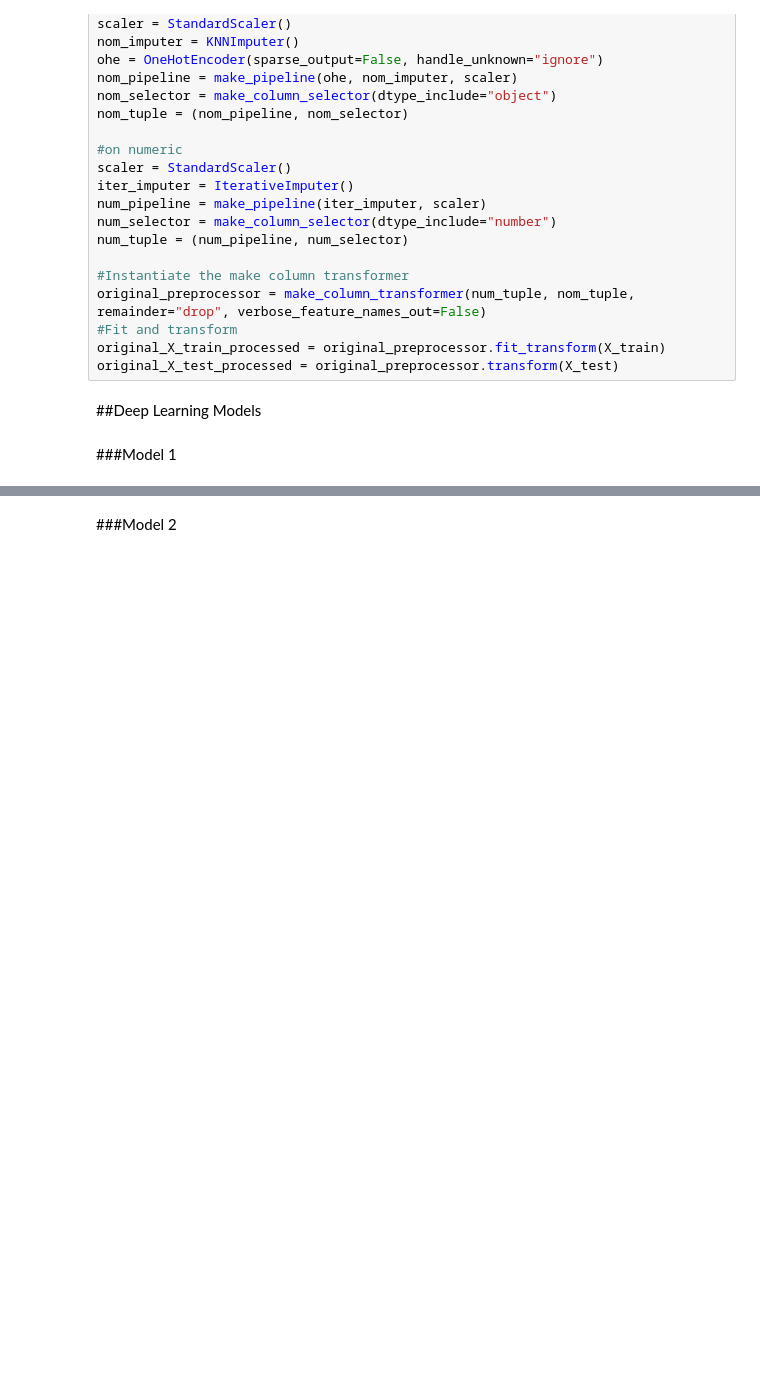
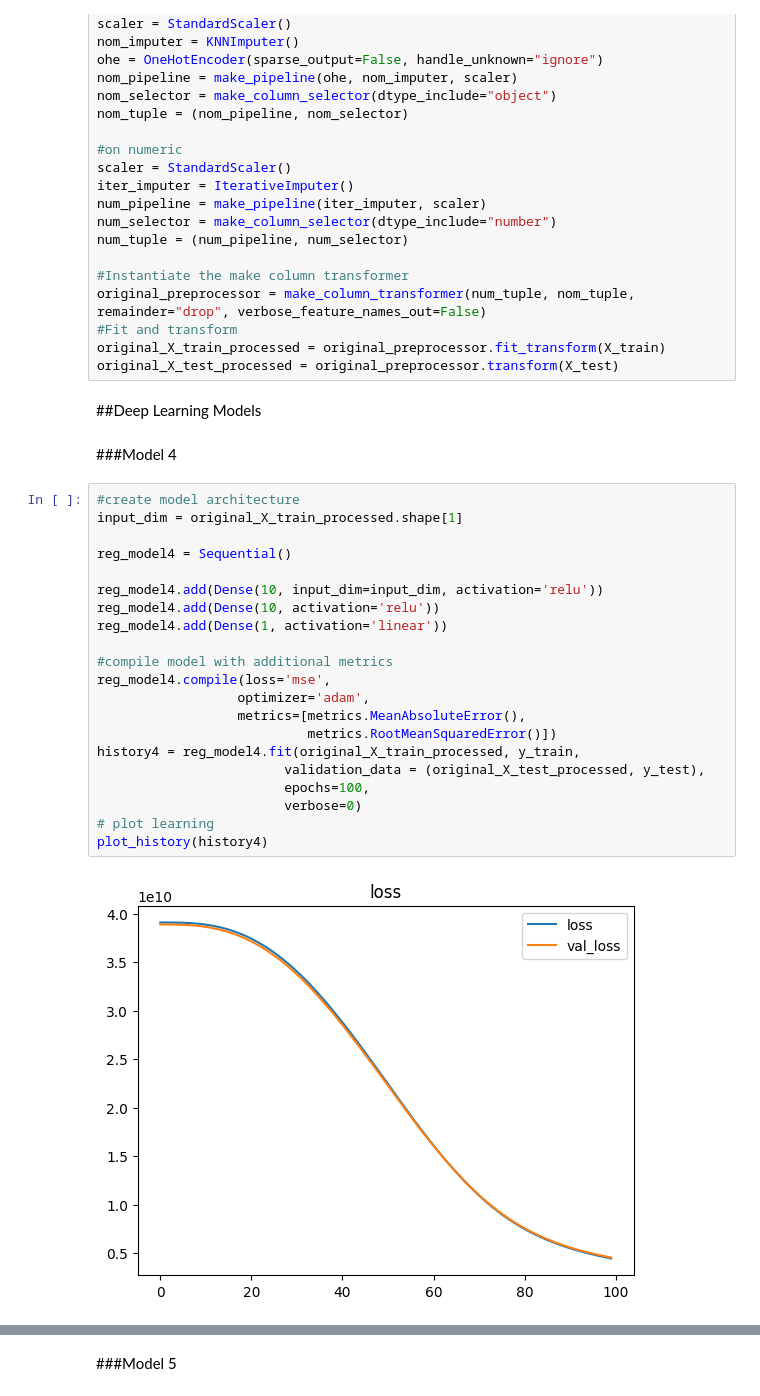
Before and after one commit to hawkeyedatatsai/Neural-Network-Kaggle-Challenge, a Jupyter notebook: 8_Neural_Network_Kaggle_Exercise_(Core).ipynb, the cells around one changed output, grey strips where cells are left out. Cells and saved outputs as stored; diff of their text form; blank space fills up the shorter version.

```diff
--- a/8_Neural_Network_Kaggle_Exercise_(Core).ipynb
+++ b/8_Neural_Network_Kaggle_Exercise_(Core).ipynb
@@ -494,4 +495,27 @@ original_X_test_processed = original_preprocessor.transform(X_test)
 # %% [markdown]
 ##Deep Learning Models
 # %% [markdown]
-###Model 1
+###Model 4
+# %%
+#create model architecture
+input_dim = original_X_train_processed.shape[1]
+
+reg_model4 = Sequential()
+
+reg_model4.add(Dense(10, input_dim=input_dim, activation='relu'))
+reg_model4.add(Dense(10, activation='relu'))
+reg_model4.add(Dense(1, activation='linear'))
+
+#compile model with additional metrics
+reg_model4.compile(loss='mse',
+                  optimizer='adam',
+                  metrics=[metrics.MeanAbsoluteError(),
+                           metrics.RootMeanSquaredError()])
+history4 = reg_model4.fit(original_X_train_processed, y_train,
+                        validation_data = (original_X_test_processed, y_test),
+                        epochs=100,
+                        verbose=0)
+# plot learning
+plot_history(history4)
+# %% [output]
+[figure, added]
@@ -498,2 +524,2 @@ original_X_test_processed = original_preprocessor.transform(X_test)
 # %% [markdown]
-###Model 2
+###Model 5
```
Also changed, not shown: parts of 16 cells of this notebook.
